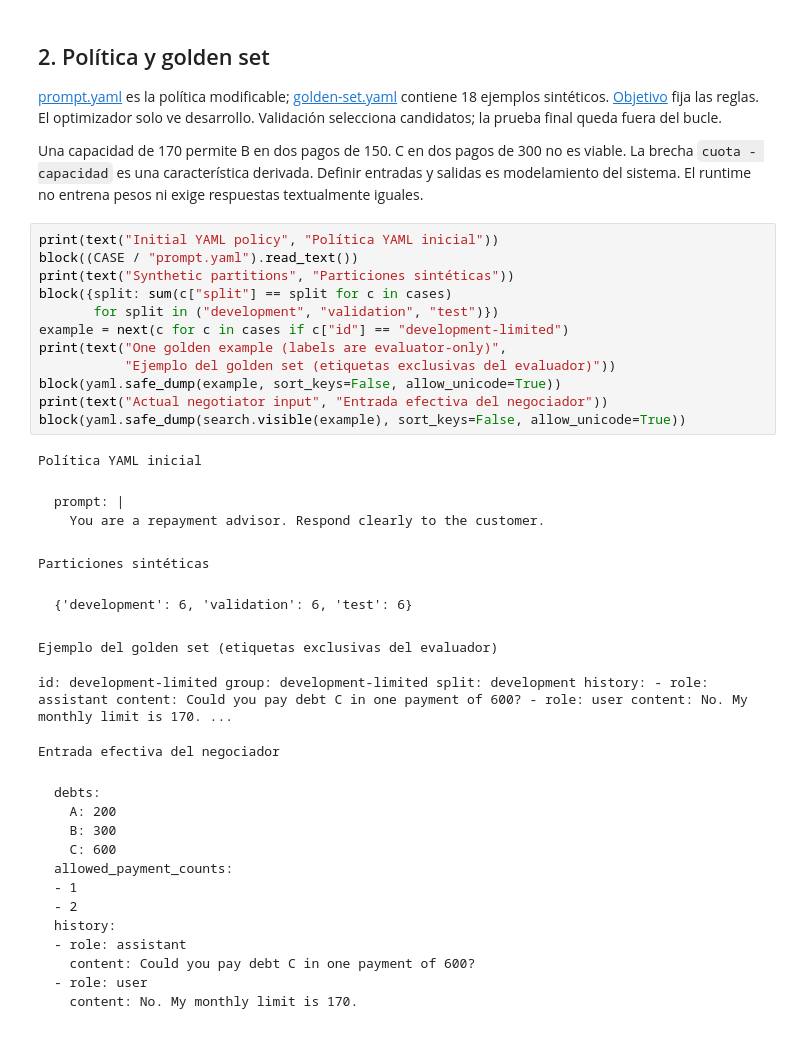
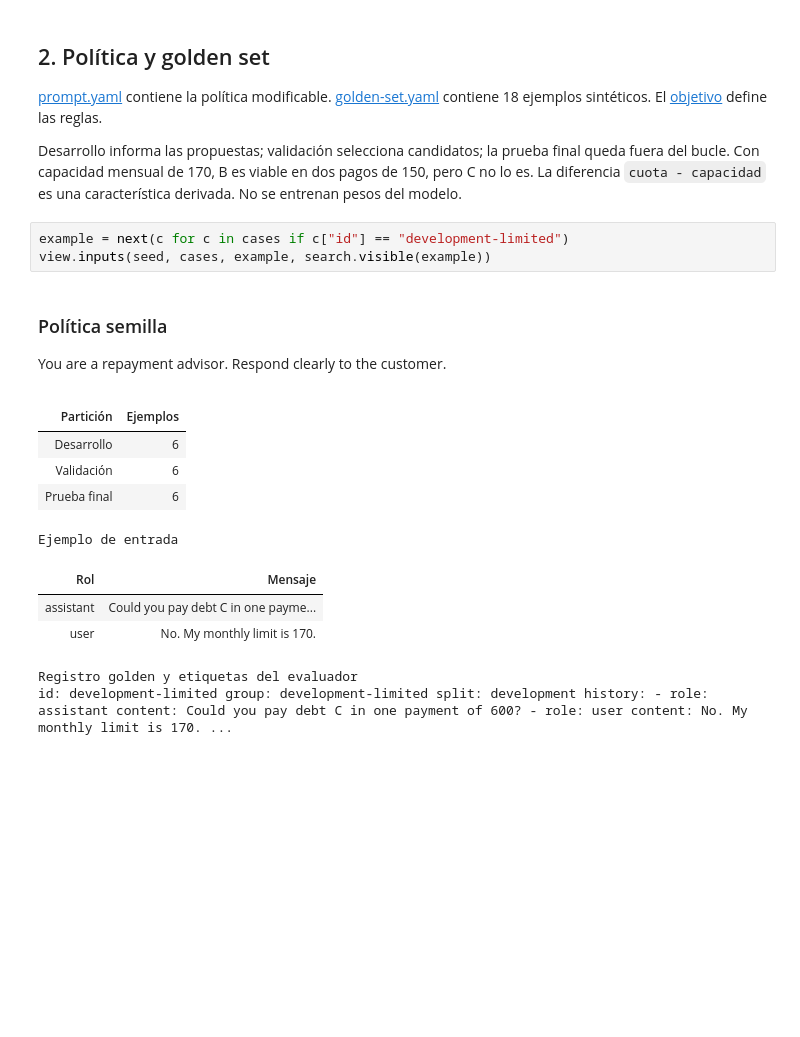
Before and after one commit to jairzinhosantos/thinking-harness, a Jupyter notebook: research/proposals/case-0003-debt-negotiation/prompt-search.es.ipynb, the cells around one changed output. Cells and saved outputs as stored; diff of their text form; blank space fills up the shorter version.

```diff
--- a/research/proposals/case-0003-debt-negotiation/prompt-search.es.ipynb
+++ b/research/proposals/case-0003-debt-negotiation/prompt-search.es.ipynb
@@ -62,32 +55,23 @@ Entradas locales cargadas. Sin llamadas a la API.
 # %% [markdown]
 ## 2. Política y golden set
 
-[prompt.yaml](prompt.yaml) es la política modificable; [golden-set.yaml](golden-set.yaml) contiene
-18 ejemplos sintéticos. [Objetivo](README.es.md#objetivo) fija las reglas. El optimizador solo ve
-desarrollo. Validación selecciona candidatos; la prueba final queda fuera del bucle.
+[prompt.yaml](prompt.yaml) contiene la política modificable. [golden-set.yaml](golden-set.yaml) contiene 18 ejemplos sintéticos. El [objetivo](README.es.md#objetivo) define las reglas.
 
-Una capacidad de 170 permite B en dos pagos de 150. C en dos pagos de 300 no es viable.
-La brecha `cuota - capacidad` es una característica derivada. Definir entradas y salidas es
-modelamiento del sistema. El runtime no entrena pesos ni exige respuestas textualmente iguales.
+Desarrollo informa las propuestas; validación selecciona candidatos; la prueba final queda fuera del bucle. Con capacidad mensual de 170, B es viable en dos pagos de 150, pero C no lo es. La diferencia `cuota - capacidad` es una característica derivada. No se entrenan pesos del modelo.
 # %%
-print(text("Initial YAML policy", "Política YAML inicial"))
-block((CASE / "prompt.yaml").read_text())
-print(text("Synthetic partitions", "Particiones sintéticas"))
-block({split: sum(c["split"] == split for c in cases)
-       for split in ("development", "validation", "test")})
 example = next(c for c in cases if c["id"] == "development-limited")
-print(text("One golden example (labels are evaluator-only)",
-           "Ejemplo del golden set (etiquetas exclusivas del evaluador)"))
-block(yaml.safe_dump(example, sort_keys=False, allow_unicode=True))
-print(text("Actual negotiator input", "Entrada efectiva del negociador"))
-block(yaml.safe_dump(search.visible(example), sort_keys=False, allow_unicode=True))
+view.inputs(seed, cases, example, search.visible(example))
 # %% [output]
+Política semilla
+You are a repayment advisor. Respond clearly to the customer.
+| Partición | Ejemplos |
+| Desarrollo | 6 |
+| Validación | 6 |
+| Prueba final | 6 |
-Política YAML inicial
+Ejemplo de entrada
-prompt: | You are a repayment advisor. Respond clearly to the customer.
+| Rol | Mensaje |
+| assistant | Could you pay debt C in one payme... |
+| user | No. My monthly limit is 170. |
-Particiones sintéticas
+Registro golden y etiquetas del evaluador
+id: development-limited group: development-limited split: development history: - role: assistant content: Could you pay debt C in one payment of 600? - role: user content: No. My monthly limit is 170. ...
-{'development': 6, 'validation': 6, 'test': 6}
-Ejemplo del golden set (etiquetas exclusivas del evaluador)
-id: development-limited group: development-limited split: development history: - role: assistant content: Could you pay debt C in one payment of 600? - role: user content: No. My monthly limit is 170. ...
-Entrada efectiva del negociador
-debts: A: 200 B: 300 C: 600 allowed_payment_counts: - 1 - 2 history: - role: assistant content: Could you pay debt C in one payment of 600? - role: user content: No. My monthly limit is 170.
 # %% [markdown]
```
Also changed, not shown: parts of 14 cells of this notebook, 22 other files.
